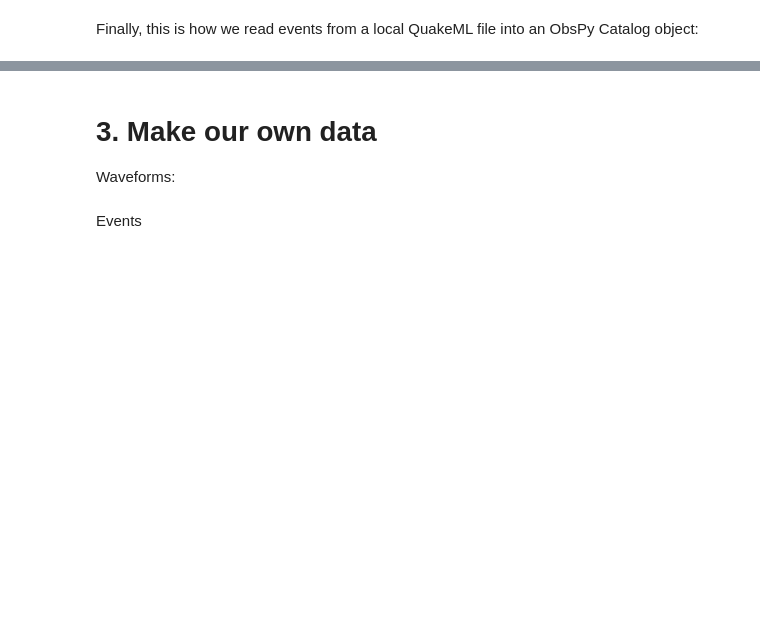
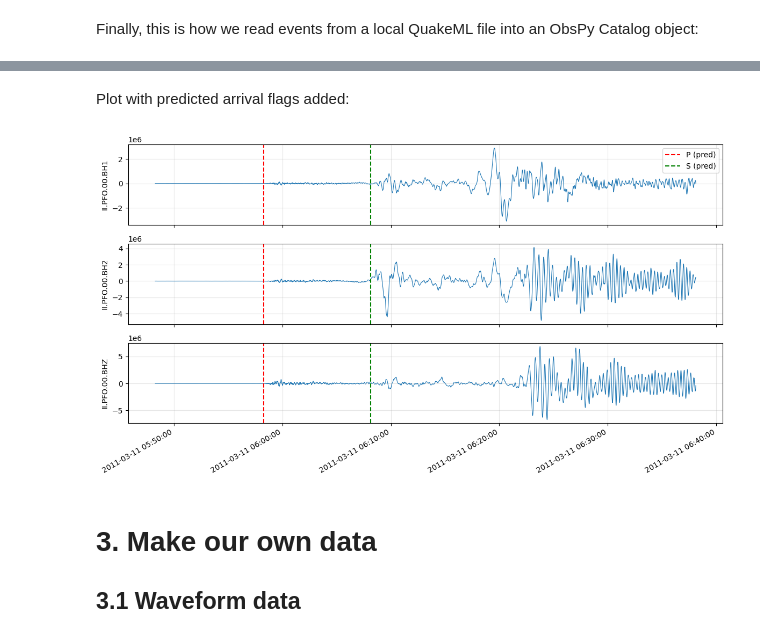
Before and after one commit to gthompson/CompSciS26, a Jupyter notebook: week7/74_local_vs_fdsn.ipynb, the cells around one changed output, grey strips where cells are left out. Cells and saved outputs as stored; diff of their text form; code cells hidden in the pictures; blank space fills up the shorter version.

```diff
--- a/week7/74_local_vs_fdsn.ipynb
+++ b/week7/74_local_vs_fdsn.ipynb
@@ -136,0 +243,8 @@ print(catalog)
+# %%
+from obspy.taup import TauPyModel
+from obspy.geodetics import locations2degrees
+model = TauPyModel(model="iasp91")
+arrivals = model.get_travel_times(source_depth_in_km=origin.depth/1000,
+                                  distance_in_degree=dist_deg,
+                                  phase_list=["P", "S"])
+print(arrivals)
@@ -136,0 +300,11 @@ print(catalog)
+# %%
+ptime = origin.time + arrivals[0].time
+stime = origin.time + arrivals[1].time
+print("P arrival time:", ptime)
+print("S arrival time:", stime)
+
+# compute travel time to PFO
+st = client.get_waveforms("II", "PFO", "00", "BH?",
+                          ptime - 10 * 60, stime + 30 * 60)
+print(st)
+st.plot();
@@ -137,4 +319,39 @@ print(catalog)
+# %% [markdown]
+Plot with predicted arrival flags added:
+# %%
+import matplotlib.pyplot as plt
+import matplotlib.dates as mdates
+
+tP = mdates.date2num(ptime.datetime)
+tS = mdates.date2num(stime.datetime)
+
+n = len(st)
+fig, axes = plt.subplots(n, 1, figsize=(12, 2.2*n), sharex=True)
+if n == 1:
+    axes = [axes]
+
+for ax, tr in zip(axes, st):
+    x = tr.times("matplotlib")  # already absolute matplotlib datenums
+
+    ax.plot(x, tr.data, linewidth=0.8)
+    ax.axvline(tP, linestyle="--", color="red", linewidth=1.5, label="P (pred)")
+    ax.axvline(tS, linestyle="--", color="green", linewidth=1.5, label="S (pred)")
+
+    ax.set_ylabel(tr.id)
+    ax.grid(True, alpha=0.3)
+
+# X-axis formatting
+axes[-1].xaxis.set_major_formatter(mdates.DateFormatter("%Y-%m-%d %H:%M:%S"))
+axes[-1].xaxis.set_major_locator(mdates.AutoDateLocator())
+fig.autofmt_xdate()
+
+# One legend
+axes[0].legend(loc="upper right")
+plt.tight_layout()
+plt.show()
+# %% [output]
+[figure, added]
 # %% [markdown]
 # 3. Make our own data
 
-Waveforms:
+## 3.1 Waveform data
@@ -156,2 +357,0 @@ st.plot();
-# %% [markdown]
-Events
```
Also changed, not shown: parts of 28 cells of this notebook.
